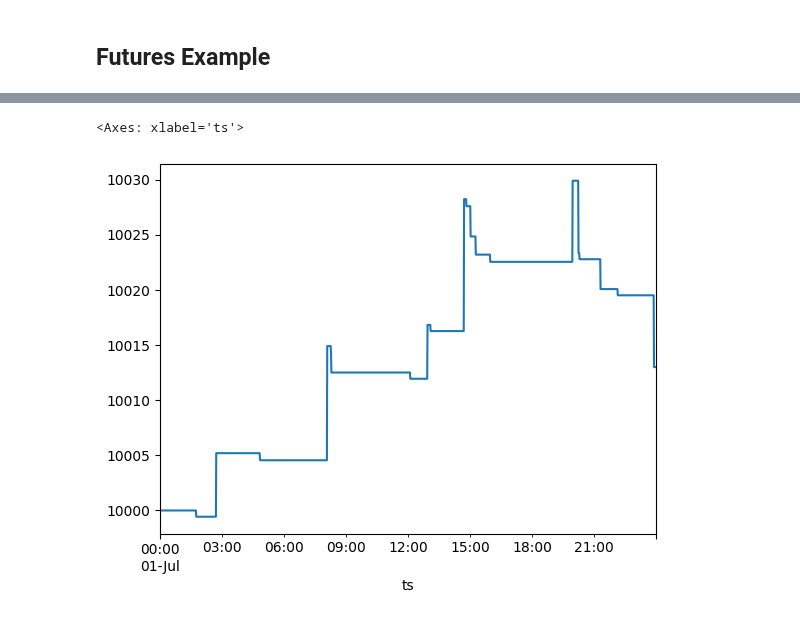
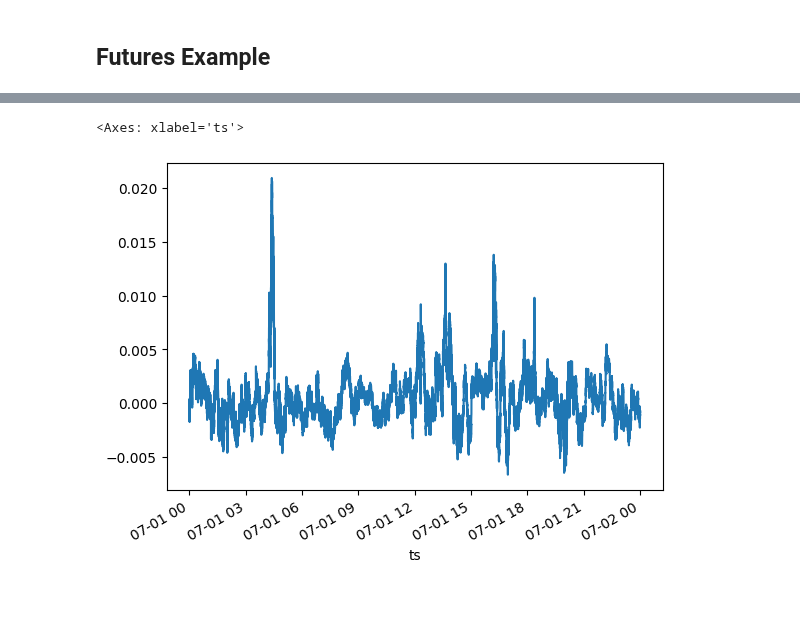
Before and after one commit to jaNGOB/pySimX, a Jupyter notebook: pySimX/examples/Multi-Asset TOB Example.ipynb, the cells around one changed output, grey strips where cells are left out. Saved outputs shown, nothing was run; the diff lists cells and outputs as text; code cells hidden in the pictures.

```diff
--- a/pySimX/examples/Multi-Asset TOB Example.ipynb
+++ b/pySimX/examples/Multi-Asset TOB Example.ipynb
@@ -106,3 +63,0 @@ quotes_a[['mid', 'ema']].plot()
-# %%
-halflife = 1_000
-beta = np.exp(np.log(0.5) / halflife)
@@ -111,4 +63,0 @@ lr = ExpL2Regression(5, 0.1, halflife)
-# %%
-quotes['time'] = pd.to_datetime(quotes.timestamp, unit='us')
-quotes['mid'] = (quotes.bid_price + quotes.ask_price) / 2
-# quotes.set_index('time', inplace=True)
@@ -357,7 +239,7 @@ class strategy:
     def __init__(self, exchange, symbols, lookback_mean, lookback_var) -> None:
 
         # Amonut of USDT that will be traded
-        self.threshold = 0.0025
+        self.threshold = 0.04
         self.volume = 1_000
 
         self.information = {}
@@ -386,7 +268,7 @@ class strategy:
         self.trend = 1 if vol_ratio > 1 else 0
         beta = self.information[self.symbols[0]]['ema'].ema / self.information[self.symbols[1]]['ema'].ema
         impl_mid = self.information[self.symbols[1]]['price'] * beta
-        self.ema_diff = impl_mid - self.information[self.symbols[0]]['price']
+        self.ema_diff = impl_mid / self.information[self.symbols[0]]['price'] - 1
         return [vol_ratio, beta, impl_mid, self.trend, self.ema_diff]
 
     def update_values(self, symbol: str, new_value: float, ts: float) -> list:
@@ -438,6 +320,7 @@ class strategy:
 
             out += self.trading_indicators()
             out += self.exchange.balances.values()
+            out += self.exchange.positions.values()
 
             self.indicators.append(out)
             if self.warmup < 0:
@@ -479,7 +362,10 @@ enter short
 # %%
 ind = pd.DataFrame(strat.indicators)
 
-ind.columns = ['ts', 'price_a', 'ema_a', 'var_a', 'price_b', 'ema_b', 'var_b','vol_ratio', 'beta', 'impl_mid', 'trend', 'under', 'quote']
+ind.columns = ['ts', 'price_a', 'ema_a', 'var_a', 'price_b', 'ema_b', 'var_b','vol_ratio', 'beta', 'impl_mid', 'trend', 'under', 'quote', 'position_a', 'position_b']
 ind.ts = pd.to_datetime(ind.ts, unit='us')
 ind.set_index('ts', inplace=True)
 ind.sort_index(inplace=True)
+
+ind['usd_a'] = ind.price_a * ind.position_a
+ind['usd_b'] = ind.price_b * ind.position_b
@@ -488,5 +372,5 @@ strat_trades = pd.DataFrame(binance.trades)
-# %%
-ind.resample('1T').last().quote.plot()
-# %% [output]
-<Axes: xlabel='ts'>
-[figure, removed]
+# %%
+((ind.impl_mid / ind.price_a) - 1).plot()
+# %% [output]
+<Axes: xlabel='ts'>
+[figure, added]
```
Also changed, not shown: parts of 41 cells of this notebook.
